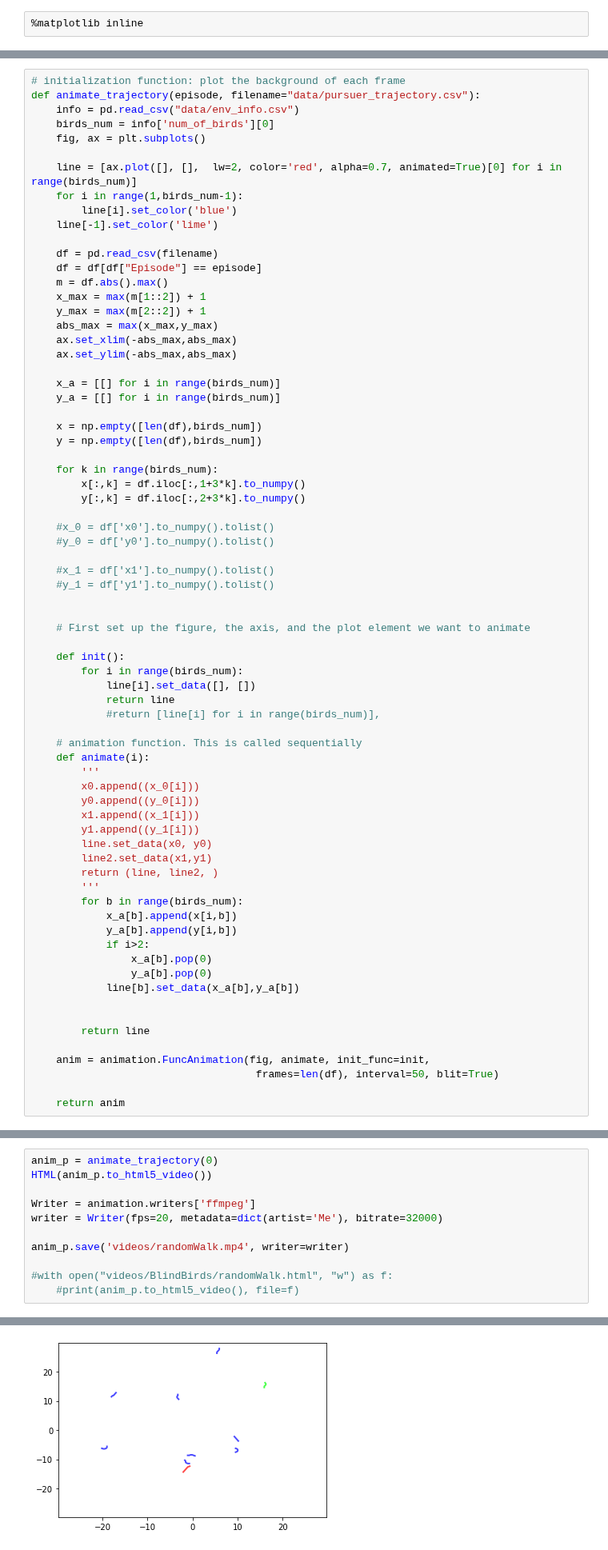
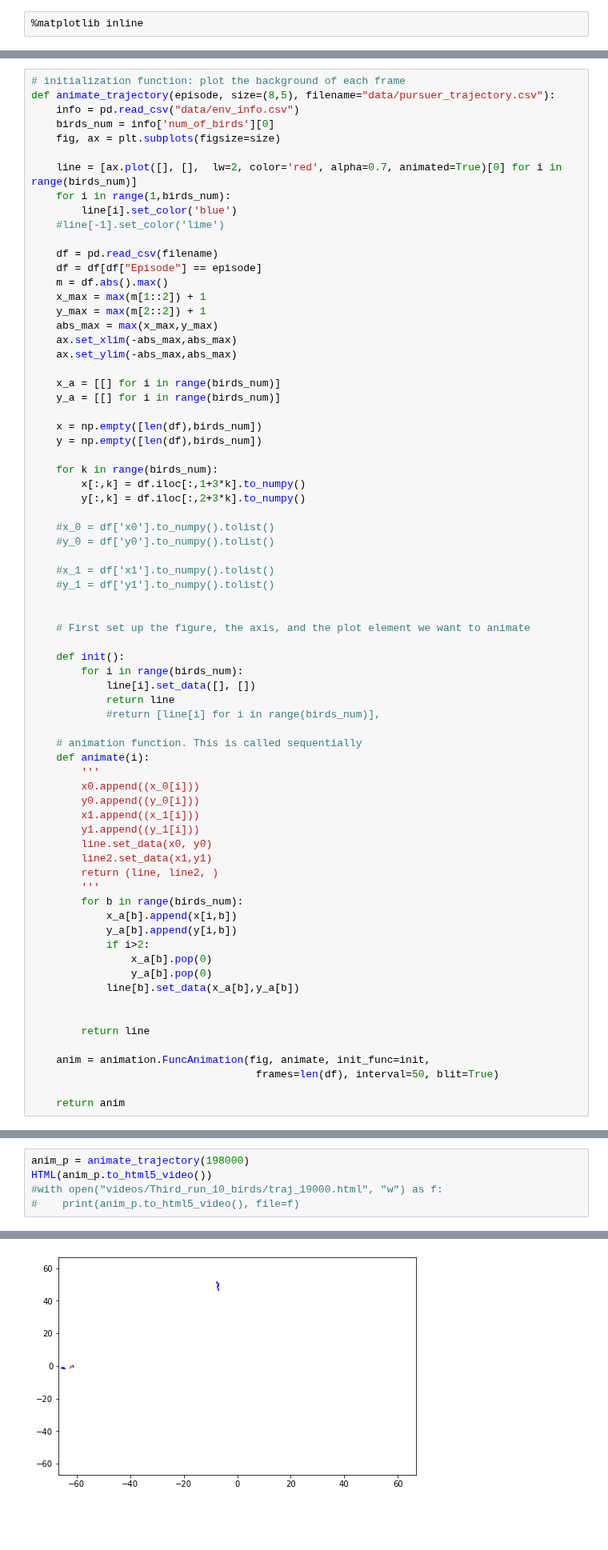
Before and after one commit to fbrand-new/reinforced-birds, a Jupyter notebook: AnimateTrajectory.ipynb, the cells around one changed output, grey strips where cells are left out. Shown at 80% size. Drawn from its saved outputs; the diff is of its cells as text; blank space fills up the shorter version.

```diff
--- a/AnimateTrajectory.ipynb
+++ b/AnimateTrajectory.ipynb
@@ -9,14 +10,14 @@ from IPython.display import HTML
 # %%
 # initialization function: plot the background of each frame
-def animate_trajectory(episode, filename="data/pursuer_trajectory.csv"):
+def animate_trajectory(episode, size=(8,5), filename="data/pursuer_trajectory.csv"):
     info = pd.read_csv("data/env_info.csv")
     birds_num = info['num_of_birds'][0]
-    fig, ax = plt.subplots()
+    fig, ax = plt.subplots(figsize=size)
 
     line = [ax.plot([], [],  lw=2, color='red', alpha=0.7, animated=True)[0] for i in range(birds_num)]
-    for i in range(1,birds_num-1):
+    for i in range(1,birds_num):
         line[i].set_color('blue')
-    line[-1].set_color('lime')
+    #line[-1].set_color('lime')
 
     df = pd.read_csv(filename)
     df = df[df["Episode"] == episode]
@@ -81,12 +92,6 @@ def animate_trajectory(episode, filename="data/pursuer_trajectory.csv"):
 # %%
-anim_p = animate_trajectory(0)
+anim_p = animate_trajectory(198000)
 HTML(anim_p.to_html5_video())
-
-Writer = animation.writers['ffmpeg']
-writer = Writer(fps=20, metadata=dict(artist='Me'), bitrate=32000)
-
-anim_p.save('videos/randomWalk.mp4', writer=writer)
-
-#with open("videos/BlindBirds/randomWalk.html", "w") as f:
-    #print(anim_p.to_html5_video(), file=f)
+#with open("videos/Third_run_10_birds/traj_19000.html", "w") as f:
+#    print(anim_p.to_html5_video(), file=f)
 # %% [output]
@@ -93 +99 @@ anim_p.save('videos/randomWalk.mp4', writer=writer)
-[figure, old version]
+[figure, new version]
```
Also changed, not shown: parts of 10 cells of this notebook, 6 other files.
